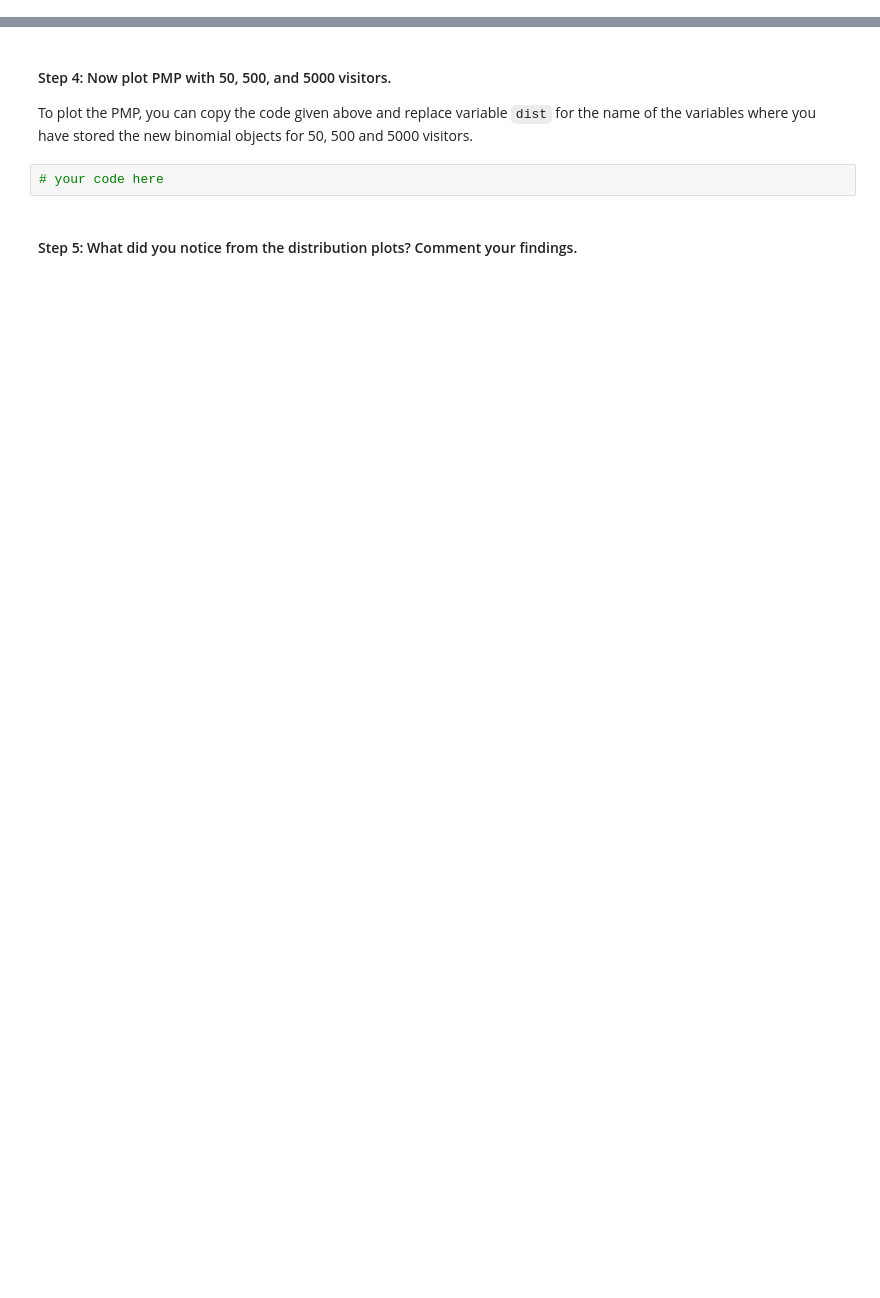
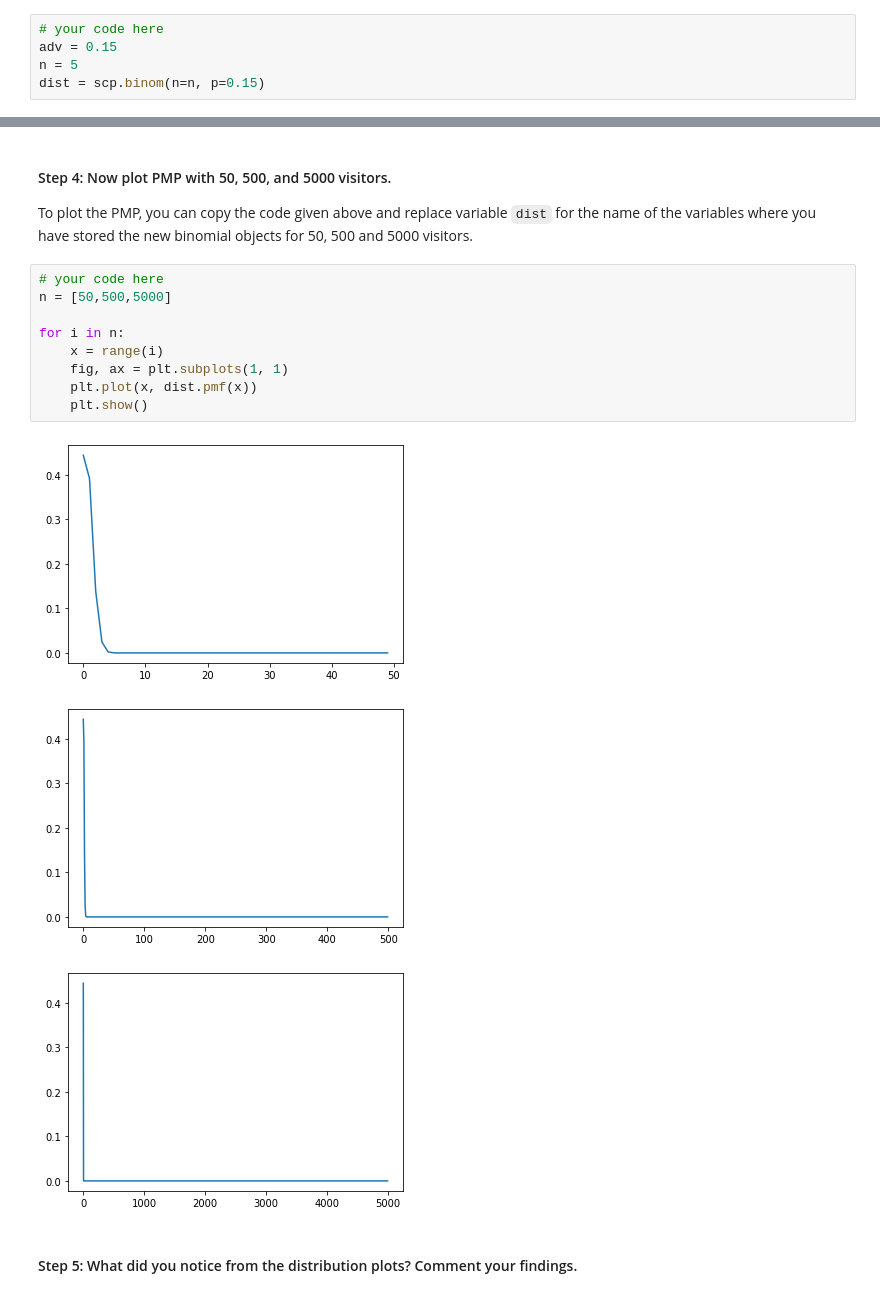
Before and after one commit to ta-data-bcn/lab-probability-dist, a Jupyter notebook: your-code/main.ipynb, the cells around one changed output, grey strips where cells are left out. Saved outputs shown, nothing was run; the diff lists cells and outputs as text; blank space fills up the shorter version.

```diff
--- a/your-code/main.ipynb
+++ b/your-code/main.ipynb
@@ -53,3 +84,8 @@ We assume that the probability of clicking an advertisement in a Youtube video i
+# %%
+# your code here
+adv = 0.15
+n = 5
+dist = scp.binom(n=n, p=0.15)
 # %% [markdown]
 #### Step 2: Plot the PMF of the distribution.
 To do it, run the code in the cell below.
@@ -75,7 +115,18 @@ your comments here
 # %% [markdown]
 #### Step 4: Now plot PMP with 50, 500, and 5000 visitors.
 To plot the PMP, you can copy the code given above and replace variable `dist` for the name of the variables where you have stored the new binomial objects for 50, 500 and 5000 visitors.
-# %%
-# your code here
+# %%
+# your code here
+n = [50,500,5000]
+
+for i in n:
+    x = range(i)
+    fig, ax = plt.subplots(1, 1)
+    plt.plot(x, dist.pmf(x))
+    plt.show()
+# %% [output]
+[figure, added]
+[figure, added]
+[figure, added]
 # %% [markdown]
 #### Step 5: What did you notice from the distribution plots? Comment your findings.
```
Also changed, not shown: parts of 16 cells of this notebook.
